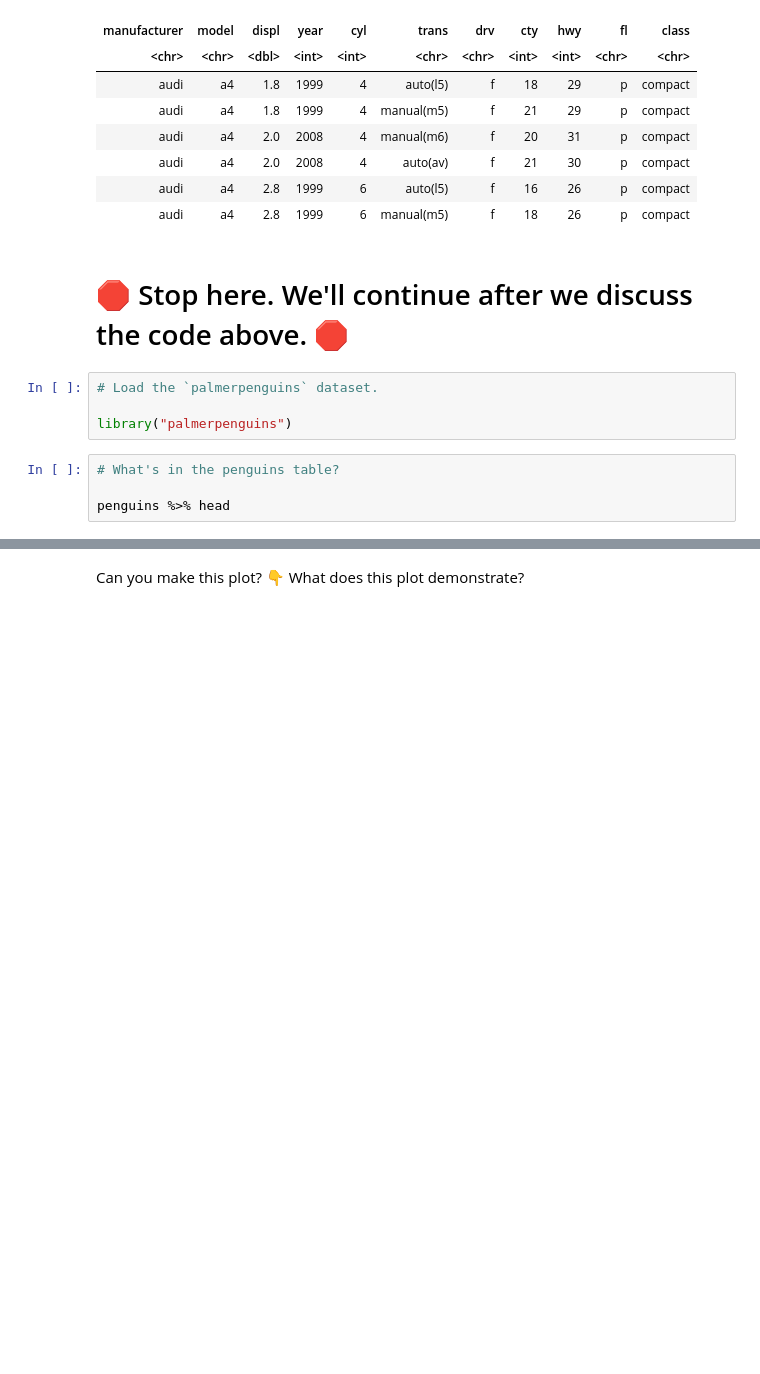
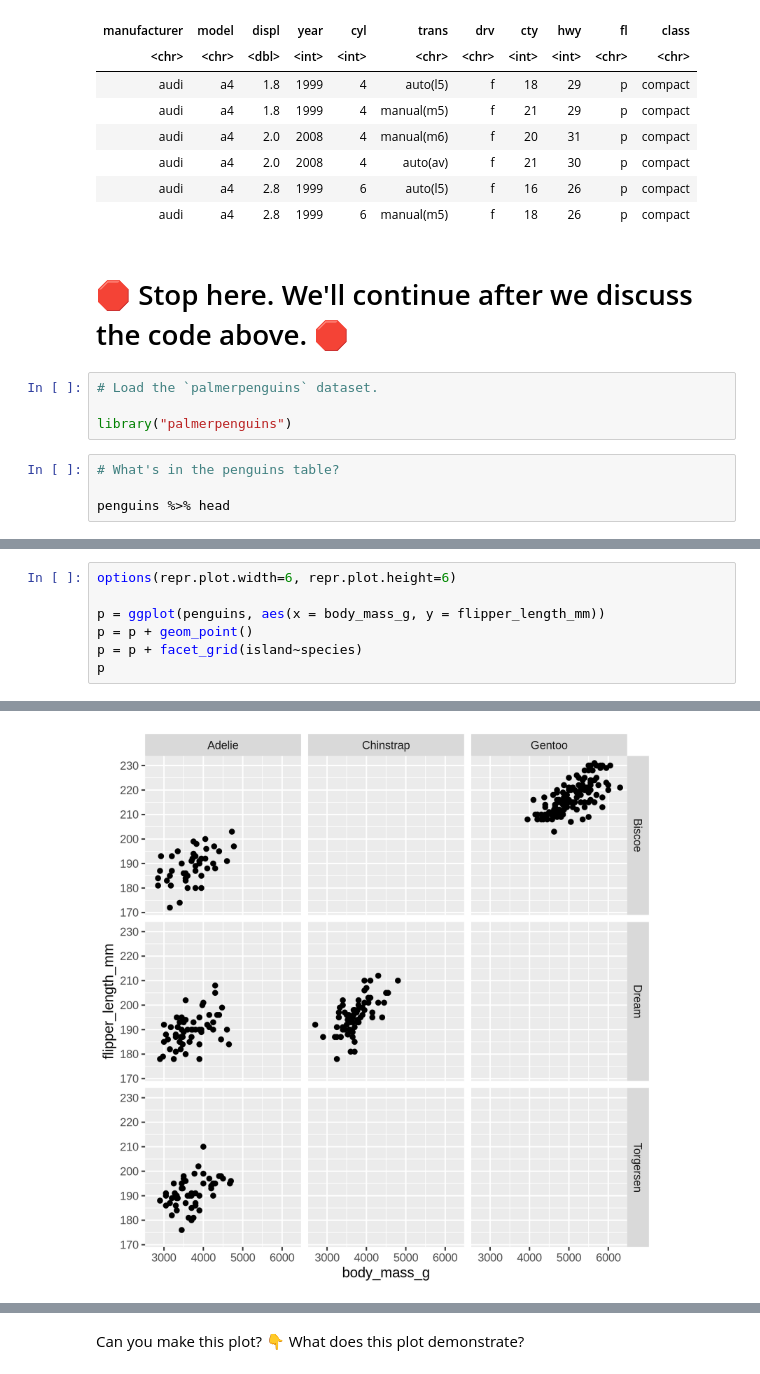
Before and after one commit to ssampath97/BIOS512, a Jupyter notebook: 03_01_multiple_plots.ipynb, the cells around one changed output, grey strips where cells are left out. Drawn from its saved outputs; the diff is of its cells as text; blank space fills up the shorter version.

```diff
--- a/03_01_multiple_plots.ipynb
+++ b/03_01_multiple_plots.ipynb
@@ -77,0 +84,8 @@ p + p2
+# %%
+options(repr.plot.width=6, repr.plot.height=6)
+
+p = ggplot(penguins, aes(x = body_mass_g, y = flipper_length_mm))
+p = p + geom_point()
+p = p + facet_grid(island~species)
+p
+# %% [output]
@@ -77,0 +94 @@ p + p2
+[figure, added]
```
Also changed, not shown: parts of 4 cells of this notebook.
